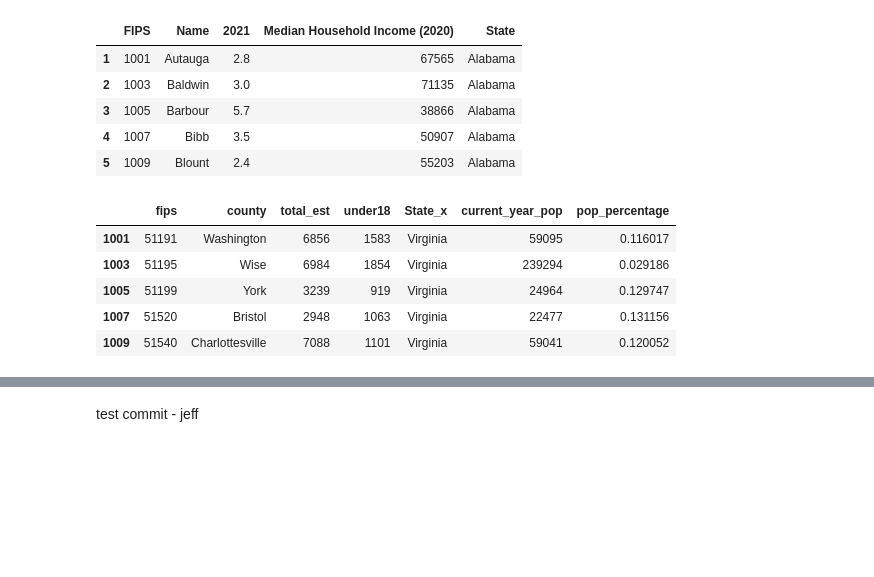
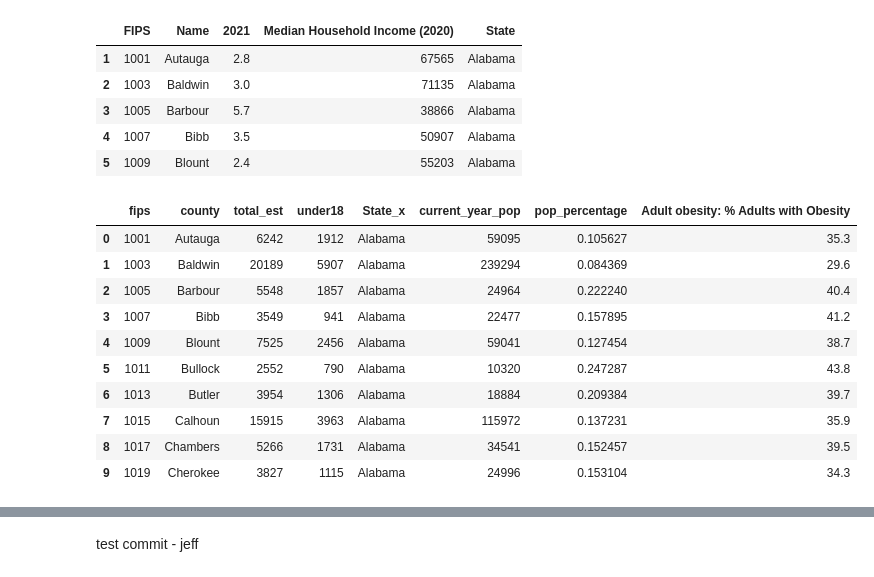
Before and after one commit to donovannickol/cs216project, a Jupyter notebook: CS_216_Project_Exploratory_Notebook.ipynb, the cells around one changed output, grey strips where cells are left out. Cells and saved outputs as stored; diff of their text form; code cells hidden in the pictures; blank space fills up the shorter version.

```diff
--- a/CS_216_Project_Exploratory_Notebook.ipynb
+++ b/CS_216_Project_Exploratory_Notebook.ipynb
@@ -359,18 +373,24 @@ pov_df.set_index("fips", inplace=True)
-# %%
-
-test_df = pd.merge(pov_df, pop_df,left_index=True, right_index = True)
-test_df = test_df.drop(["State_y", "name"], axis = 1)
-test_df = test_df.drop_duplicates()
-# test_df.head(30)
-
-
-test_df["pop_percentage"] = test_df["total_est"] / test_df["current_year_pop"]
-
-test_df.head()
-# %% [output]
-|  | fips | county | total_est | under18 | State_x | current_year_pop | pop_percentage |
-| 1001 | 51191 | Washington | 6856 | 1583 | Virginia | 59095 | 0.116017 |
-| 1003 | 51195 | Wise | 6984 | 1854 | Virginia | 239294 | 0.029186 |
-| 1005 | 51199 | York | 3239 | 919 | Virginia | 24964 | 0.129747 |
-| 1007 | 51520 | Bristol | 2948 | 1063 | Virginia | 22477 | 0.131156 |
-| 1009 | 51540 | Charlottesville | 7088 | 1101 | Virginia | 59041 | 0.120052 |
+# %%
+
+pov_and_pop_df = pd.merge(pov_df, pop_df,how="inner", on = "fips")
+pov_and_pop_df = pov_and_pop_df.drop(["State_y", "name"], axis = 1)
+pov_and_pop_df = pov_and_pop_df.drop_duplicates()
+# pov_and_pop_df.head(30)
+
+pov_and_pop_df["pop_percentage"] = pov_and_pop_df["total_est"] / pov_and_pop_df["current_year_pop"]
+
+pop_pov_obesity_df = pd.merge(pov_and_pop_df, obesity_df[["fips", "Adult obesity: % Adults with Obesity"]], how="inner", on="fips")
+
+pop_pov_obesity_df.head(10)
+# %% [output]
+|  | fips | county | total_est | under18 | State_x | current_year_pop | pop_percentage | Adult obesity: % Adults with Obesity |
+| 0 | 1001 | Autauga | 6242 | 1912 | Alabama | 59095 | 0.105627 | 35.3 |
+| 1 | 1003 | Baldwin | 20189 | 5907 | Alabama | 239294 | 0.084369 | 29.6 |
+| 2 | 1005 | Barbour | 5548 | 1857 | Alabama | 24964 | 0.222240 | 40.4 |
+| 3 | 1007 | Bibb | 3549 | 941 | Alabama | 22477 | 0.157895 | 41.2 |
+| 4 | 1009 | Blount | 7525 | 2456 | Alabama | 59041 | 0.127454 | 38.7 |
+| 5 | 1011 | Bullock | 2552 | 790 | Alabama | 10320 | 0.247287 | 43.8 |
+| 6 | 1013 | Butler | 3954 | 1306 | Alabama | 18884 | 0.209384 | 39.7 |
+| 7 | 1015 | Calhoun | 15915 | 3963 | Alabama | 115972 | 0.137231 | 35.9 |
+| 8 | 1017 | Chambers | 5266 | 1731 | Alabama | 34541 | 0.152457 | 39.5 |
+| 9 | 1019 | Cherokee | 3827 | 1115 | Alabama | 24996 | 0.153104 | 34.3 |
```
Also changed, not shown: parts of 6 cells of this notebook.
